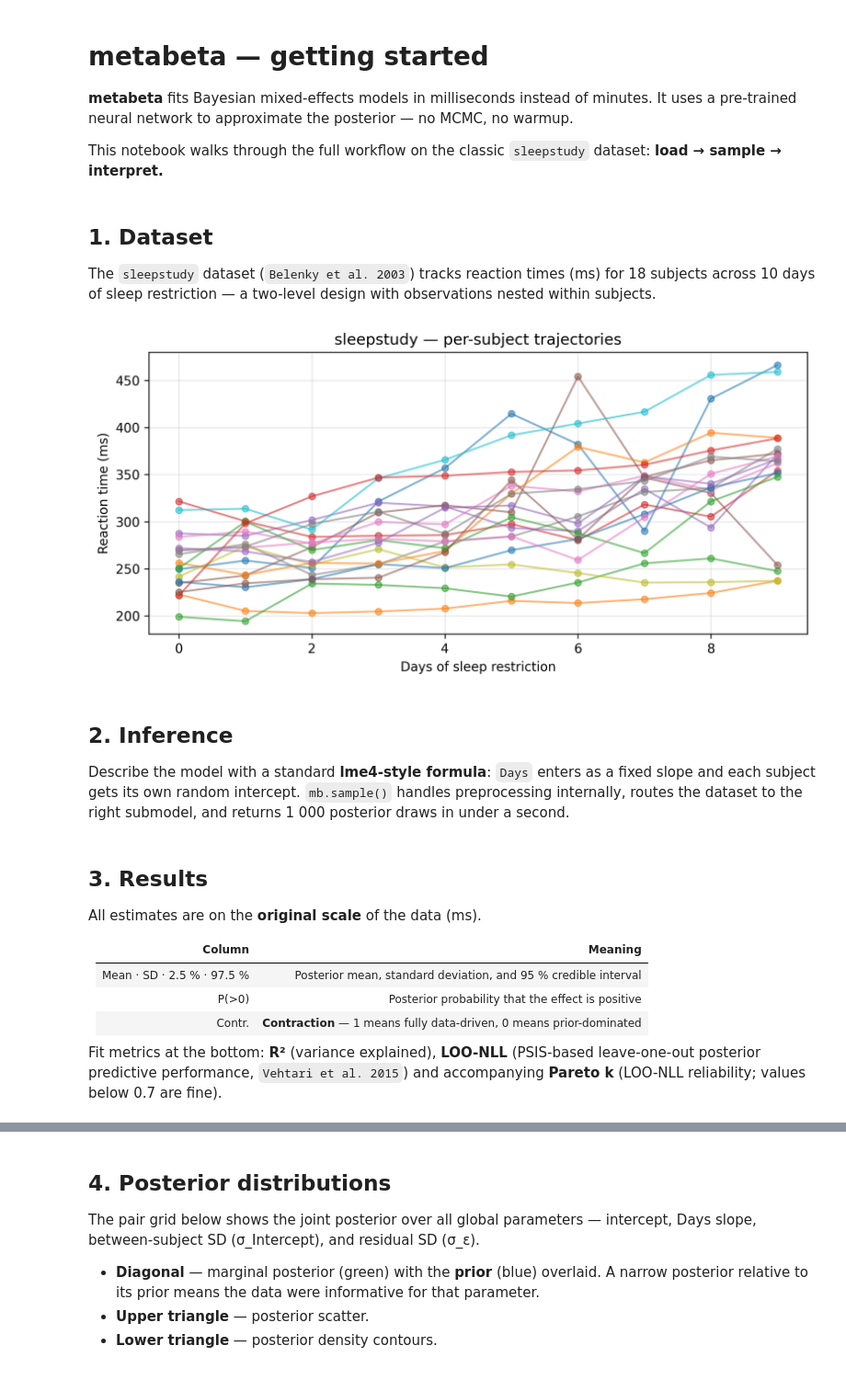
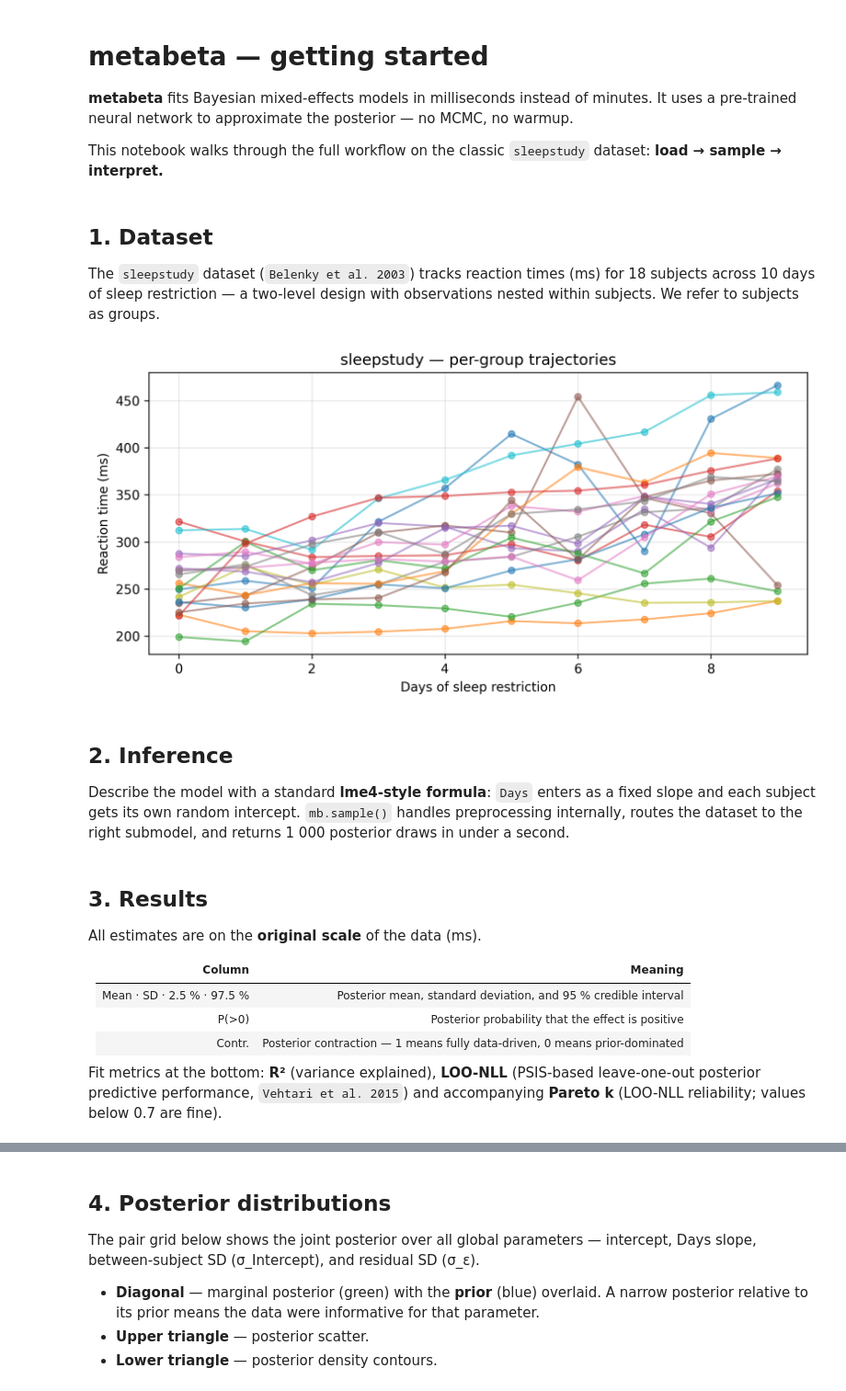
Before and after one commit to adkipnis/metabeta, a Jupyter notebook: demos/intro.ipynb, the cells around one changed output, grey strips where cells are left out. Shown at 92% size. Cells and saved outputs as stored; diff of their text form; code cells hidden in the pictures.

```diff
--- a/demos/intro.ipynb
+++ b/demos/intro.ipynb
@@ -25,22 +25,22 @@ mb = Router('/tmp/joint_normal_v1.pt', device='cpu')
 
 The `sleepstudy` dataset (`Belenky et al. 2003`) tracks reaction times (ms) for 18 subjects
 across 10 days of sleep restriction — a two-level design with observations nested within
-subjects.
+subjects. We refer to subjects as groups.
 # %%
 df = pd.read_parquet('../metabeta/datasets/from-r/parquet/sleep.parquet')
 
 fig, ax = plt.subplots(figsize=(8, 4), dpi=300)
 for _, grp in df.groupby('group'):
     ax.plot(grp['Days'], grp['y'], 'o-', alpha=0.55, lw=1.5, ms=5)
 ax.set_xlabel('Days of sleep restriction')
 ax.set_ylabel('Reaction time (ms)')
-ax.set_title('sleepstudy — per-subject trajectories')
+ax.set_title('sleepstudy — per-group trajectories')
 ax.grid(alpha=0.3)
 ax.set_axisbelow(True)
 plt.tight_layout()
 plt.show()
 # %% [output]
-[figure, old version]
+[figure, new version]
 # %% [markdown]
 
 ## 2. Inference
@@ -67,7 +67,7 @@ All estimates are on the **original scale** of the data (ms).
 |--------|---------|
 | Mean · SD · 2.5 % · 97.5 % | Posterior mean, standard deviation, and 95 % credible interval |
 | P(>0) | Posterior probability that the effect is positive |
-| Contr. | **Contraction** — 1 means fully data-driven, 0 means prior-dominated |
+| Contr. | Posterior contraction — 1 means fully data-driven, 0 means prior-dominated |
 
 Fit metrics at the bottom: **R²** (variance explained), **LOO-NLL** (PSIS-based leave-one-out posterior predictive performance, `Vehtari et al. 2015`) and accompanying **Pareto k** (LOO-NLL reliability; values below 0.7 are fine).
 # %%
```
Also changed, not shown: parts of 4 cells of this notebook, 1 other file.
